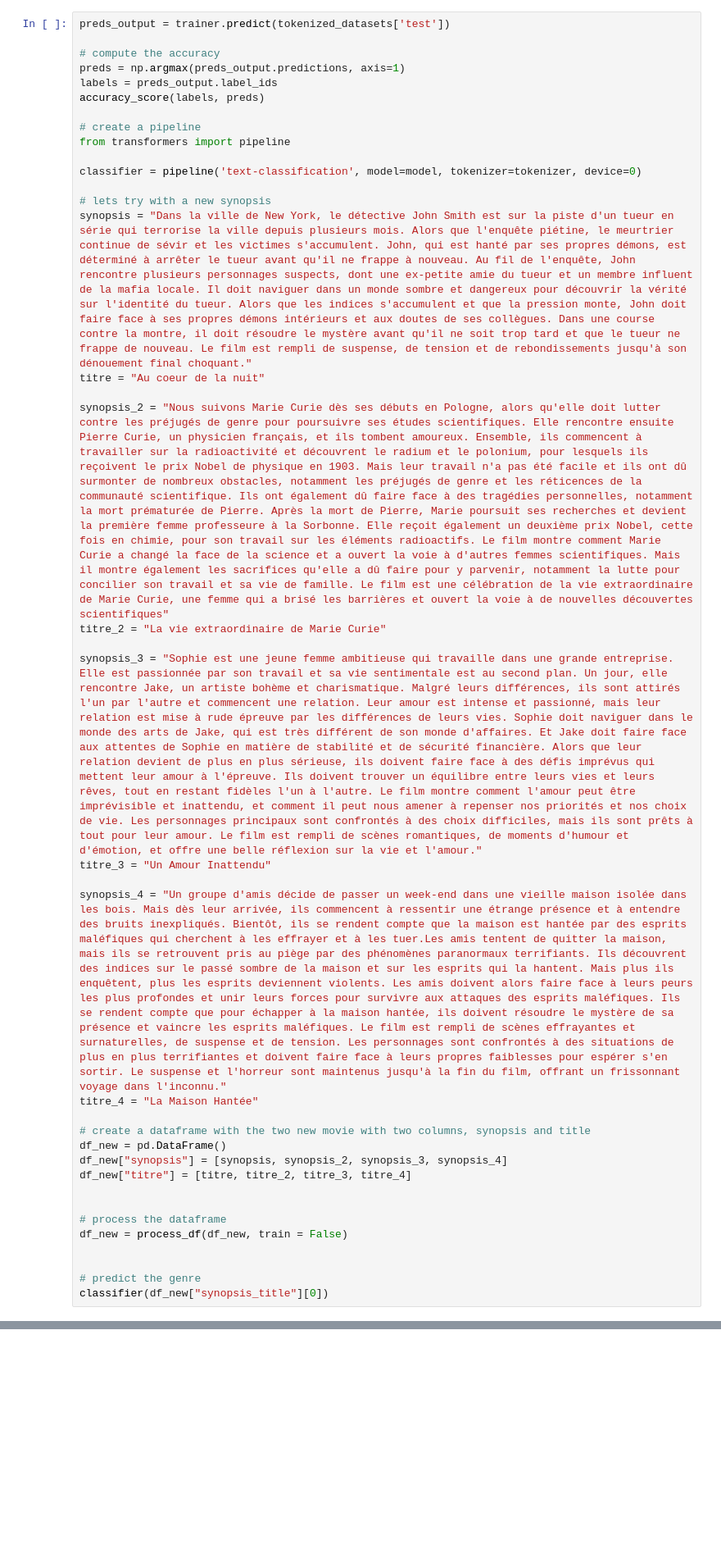
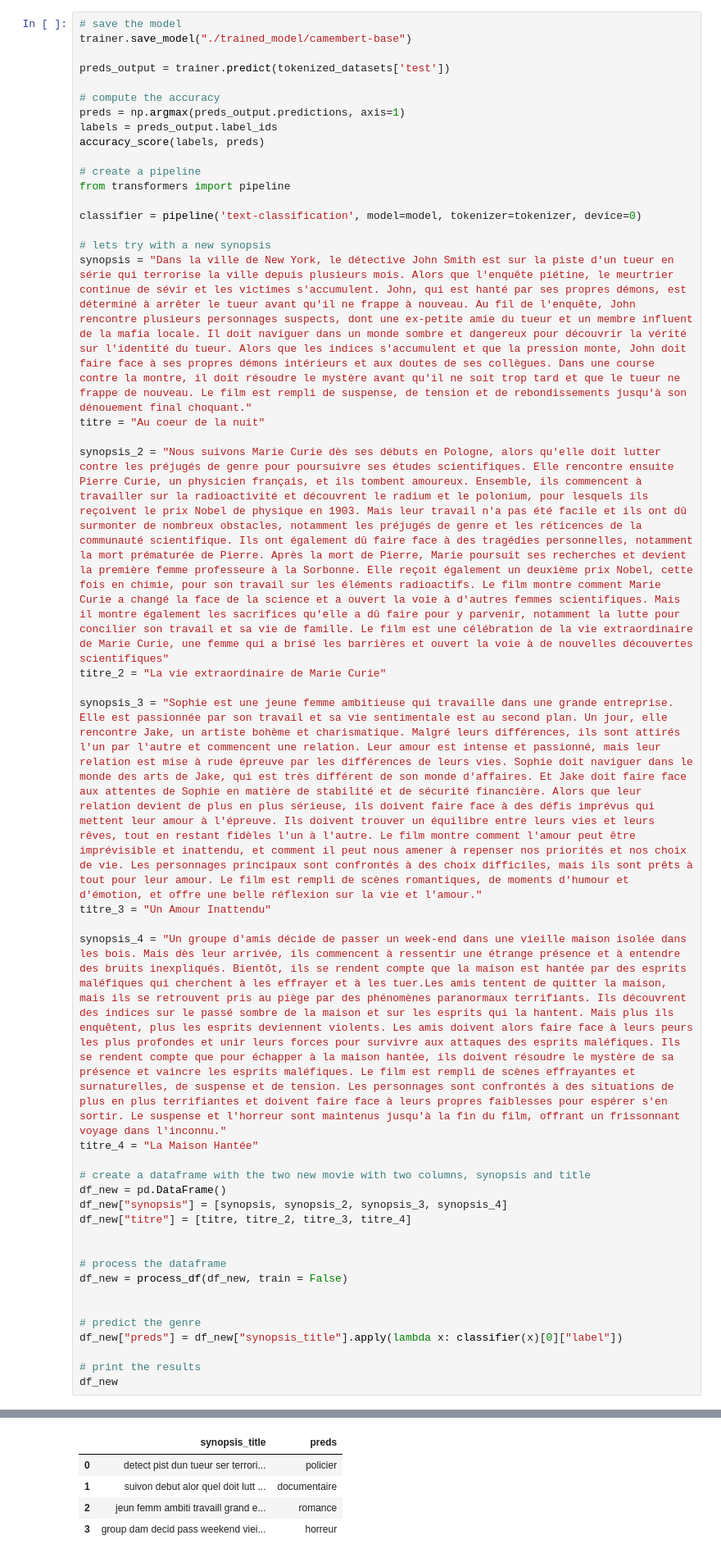
Before and after one commit to AymaneElmahi/whats-the-genre, a Jupyter notebook: model/model.ipynb, the cells around one changed output, grey strips where cells are left out. Shown: that part at 82% size. Drawn from its saved outputs; the diff is of its cells as text; blank space fills up the shorter version.

```diff
--- a/model/model.ipynb
+++ b/model/model.ipynb
@@ -452,4 +450,7 @@ TrainOutput(global_step=1728, training_loss=1.4784213348671242, metrics={'train_
 # %%
+# save the model
+trainer.save_model("./trained_model/camembert-base")
+
 preds_output = trainer.predict(tokenized_datasets['test'])
 
 # compute the accuracy
@@ -486,5 +487,8 @@ df_new = process_df(df_new, train = False)
 
 
 # predict the genre
-classifier(df_new["synopsis_title"][0])
+df_new["preds"] = df_new["synopsis_title"].apply(lambda x: classifier(x)[0]["label"])
+
+# print the results
+df_new
 # %% [output]
@@ -492,3 +495,8 @@ classifier(df_new["synopsis_title"][0])
+|  | synopsis_title | preds |
+| 0 | detect pist dun tueur ser terrori... | policier |
+| 1 | suivon debut alor quel doit lutt ... | documentaire |
+| 2 | jeun femm ambiti travaill grand e... | romance |
+| 3 | group dam decid pass weekend viei... | horreur |
 # %%
 # now test the classifier on the test set
 df_test = pd.read_csv("../data/allocine_genres_test.csv")
```
Also changed, not shown: parts of 7 cells of this notebook.
